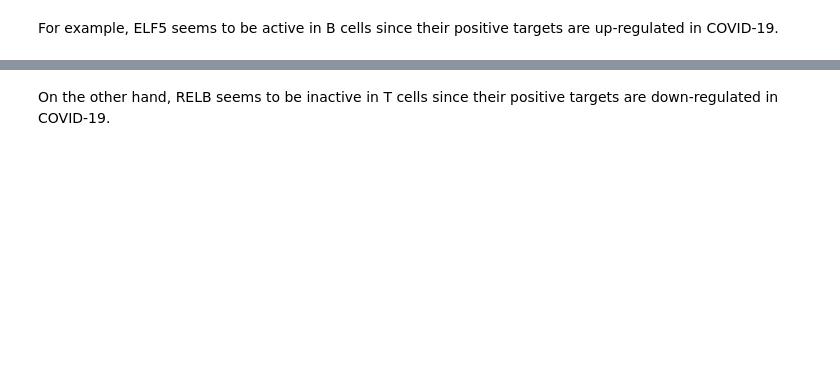
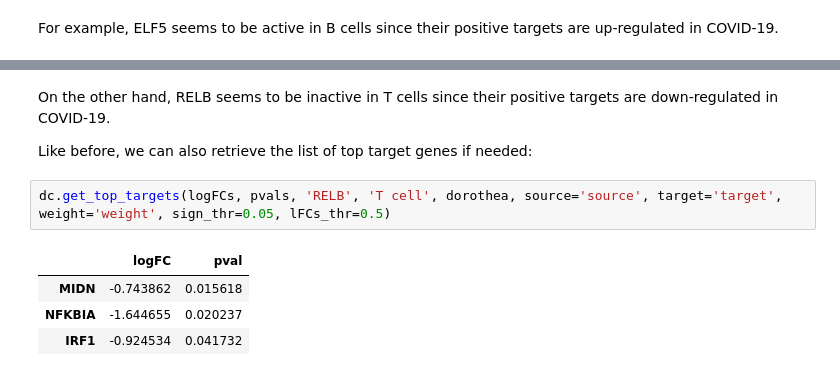
Before and after one commit to saezlab/decoupler-py, a Jupyter notebook: docs/source/notebooks/pseudobulk.ipynb, the cells around one changed output, grey strips where cells are left out. Saved outputs shown, nothing was run; the diff lists cells and outputs as text; blank space fills up the shorter version.

```diff
--- a/docs/source/notebooks/pseudobulk.ipynb
+++ b/docs/source/notebooks/pseudobulk.ipynb
@@ -252,2 +286,11 @@ dc.plot_volcano(logFCs, pvals, 'RELB', 'T cell', dorothea, top=5, source='source
 # %% [markdown]
 On the other hand, RELB seems to be inactive in T cells since their positive targets are down-regulated in COVID-19.
+
+Like before, we can also retrieve the list of top target genes if needed:
+# %%
+dc.get_top_targets(logFCs, pvals, 'RELB', 'T cell', dorothea, source='source', target='target', weight='weight', sign_thr=0.05, lFCs_thr=0.5)
+# %% [output]
+|  | logFC | pval |
+| MIDN | -0.743862 | 0.015618 |
+| NFKBIA | -1.644655 | 0.020237 |
+| IRF1 | -0.924534 | 0.041732 |
```
Also changed, not shown: parts of 16 cells of this notebook, 4 other files.
